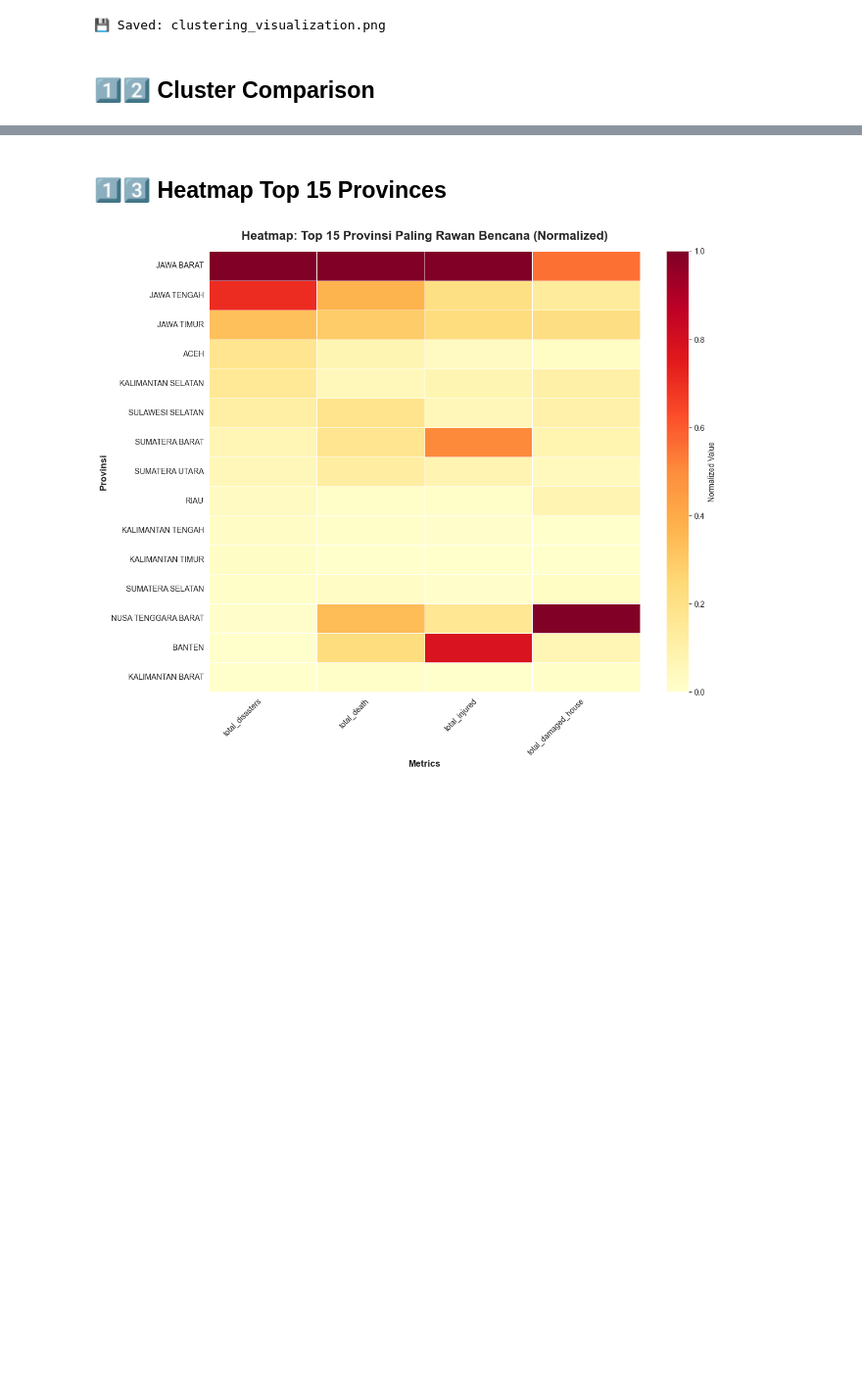
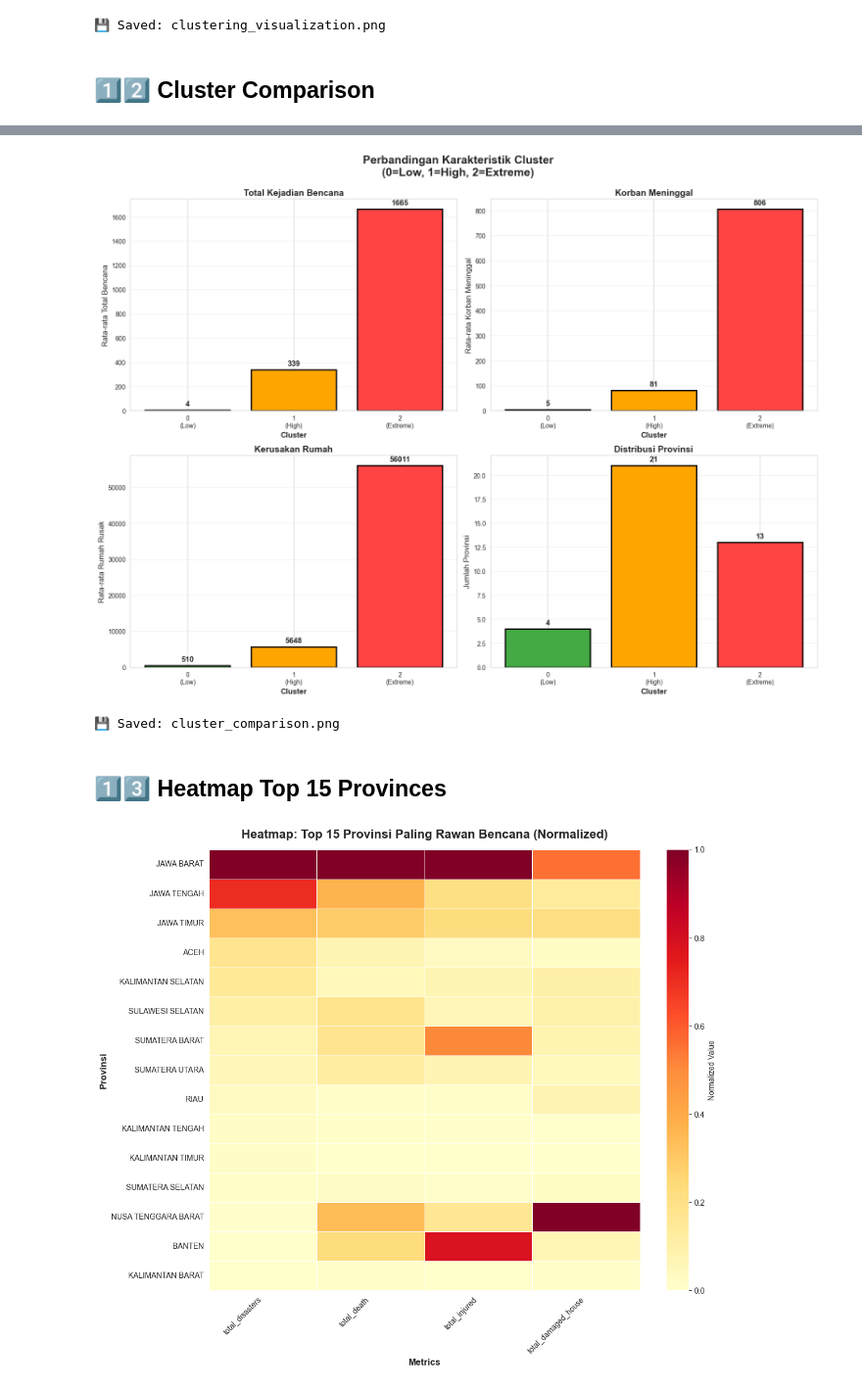
Before and after one commit to GuavaPopper/Clustering_Datmin, a Jupyter notebook: clustering_bencana.ipynb, the cells around one changed output, grey strips where cells are left out. Shown at 98% size. Saved outputs shown, nothing was run; the diff lists cells and outputs as text; code cells hidden in the pictures; blank space fills up the shorter version.

```diff
--- a/clustering_bencana.ipynb
+++ b/clustering_bencana.ipynb
@@ -591,3 +553,52 @@ print("💾 Saved: cluster_comparison.png")
+# %%
+# Bar chart comparison
+fig, axes = plt.subplots(2, 2, figsize=(16, 12))
+fig.suptitle('Perbandingan Karakteristik Cluster\n(' +
+             ', '.join(f'{i}={n}' for i, n in enumerate(cluster_labels)) + ')',
+             fontsize=18, fontweight='bold', y=0.995)
+
+_palette = ['#44AA44', '#FFA500', '#FF4444', '#8844AA', '#4488FF']
+colors_cluster = _palette[:optimal_k]
+xticks = list(range(optimal_k))
+xticklabels = [f'{i}\n({n})' for i, n in enumerate(cluster_labels)]
+
+def _bar(ax, series, ylabel, title):
+    series = series.reindex(range(optimal_k))
+    ax.bar(series.index, series.values, color=colors_cluster, edgecolor='black', linewidth=2)
+    ax.set_xlabel('Cluster', fontsize=12, fontweight='bold')
+    ax.set_ylabel(ylabel, fontsize=12)
+    ax.set_title(title, fontsize=14, fontweight='bold')
+    ax.set_xticks(xticks)
+    ax.set_xticklabels(xticklabels)
+    ax.grid(axis='y', alpha=0.3)
+    pad = series.max() * 0.02  # offset label proporsional terhadap tinggi bar
+    for i, v in zip(series.index, series.values):
+        ax.text(i, v + pad, f'{v:.0f}', ha='center', fontweight='bold', fontsize=12)
+
+# 1. Total Bencana
+_bar(axes[0, 0], province_features.groupby('cluster')['total_disasters'].mean(),
+     'Rata-rata Total Bencana', 'Total Kejadian Bencana')
+
+# 2. Korban Jiwa
+_bar(axes[0, 1], province_features.groupby('cluster')['total_death'].mean(),
+     'Rata-rata Korban Meninggal', 'Korban Meninggal')
+
+# 3. Rumah Rusak
+_bar(axes[1, 0], province_features.groupby('cluster')['total_damaged_house'].mean(),
+     'Rata-rata Rumah Rusak', 'Kerusakan Rumah')
+
+# 4. Jumlah Provinsi
+_bar(axes[1, 1], province_features['cluster'].value_counts().sort_index().astype(float),
+     'Jumlah Provinsi', 'Distribusi Provinsi')
+
+plt.tight_layout()
+plt.savefig('cluster_comparison.png', dpi=150, bbox_inches='tight')
+plt.show()
+
+print("💾 Saved: cluster_comparison.png")
+# %% [output]
+[figure, added]
+💾 Saved: cluster_comparison.png
 # %% [markdown]
 ## 1️⃣3️⃣ Heatmap Top 15 Provinces
 # %%
```
Also changed, not shown: parts of 18 cells of this notebook, 8 other files.
